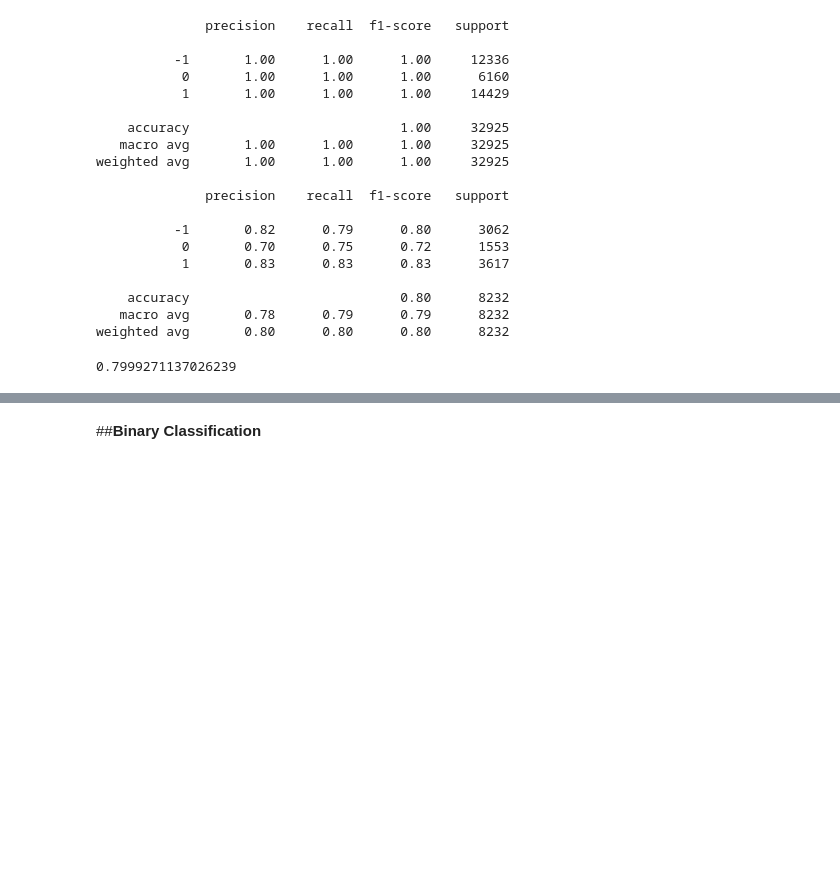
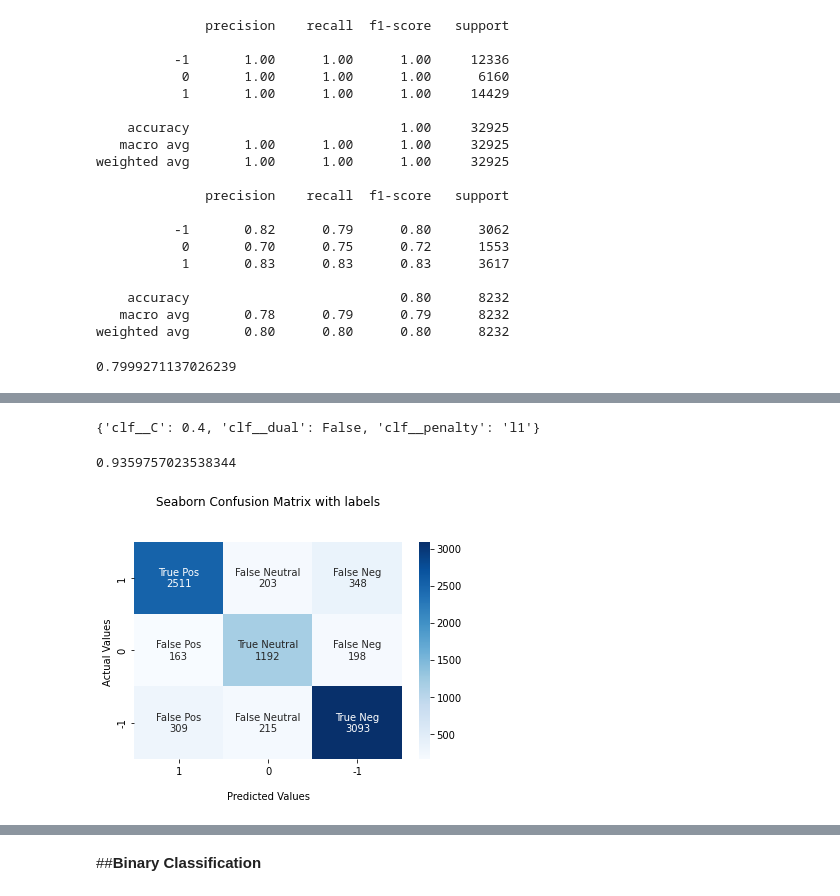
Before and after one commit to Yash1289/CoronaVirus_Tweet_Sentiment, a Jupyter notebook: Coronavirus_Tweet_Sentiment_Analysis_Capstone_Project.ipynb, the cells around one changed output, grey strips where cells are left out. Cells and saved outputs as stored; diff of their text form; code cells hidden in the pictures; blank space fills up the shorter version.

```diff
--- a/Coronavirus_Tweet_Sentiment_Analysis_Capstone_Project.ipynb
+++ b/Coronavirus_Tweet_Sentiment_Analysis_Capstone_Project.ipynb
@@ -950,12 +1107,12 @@ svc_grid_pipe = Pipeline([
                   ('clf', svc_grid_model)
                 ])
 # %%
-# HYperparameter Grid
-param_dict = {'clf__C': [1,3,5],
-              "clf__max_iter" : [8000,11000],
-              "vec__vec1__ngram_range" : [(1,2),(1,3),(2,2)],
-              "vec__vec2__max_features" : [1000]
-              }
+# Hyperparameter Grid
+param_dict = {
+    "clf__dual" : [False],
+    "clf__penalty" :  ["l1"],
+    "clf__C" : [0.4,0.55,0.75,1]
+}
 
 kfold = StratifiedKFold(n_splits=2)
 
@@ -970,9 +1139,17 @@ KeyboardInterrupt: ignored
+# %%
+svc_grid_model.best_params_
+# %% [output]
+{'clf__C': 0.4, 'clf__dual': False, 'clf__penalty': 'l1'}
 # %%
 svc_grid_model.score(X_train ,y_train)
+# %% [output]
+0.9359757023538344
 # %%
-train_grid_preds = svc_grid_model.predict(X_train)
-test_grid_preds = svc_grid_model.predict(X_test)
+svc_train_grid_preds = svc_grid_model.predict(X_train)
+svc_test_grid_preds = svc_grid_model.predict(X_test)
 # %%
-cf_matrix_svc_grid = confusion_matrix(y_test, test_grid_preds)
+cf_matrix_svc_grid = confusion_matrix(y_test, svc_test_grid_preds)
 Improved_cf(cf_matrix_svc_grid)
+# %% [output]
+[figure, added]
 # %%
```
Also changed, not shown: parts of 110 cells of this notebook.
